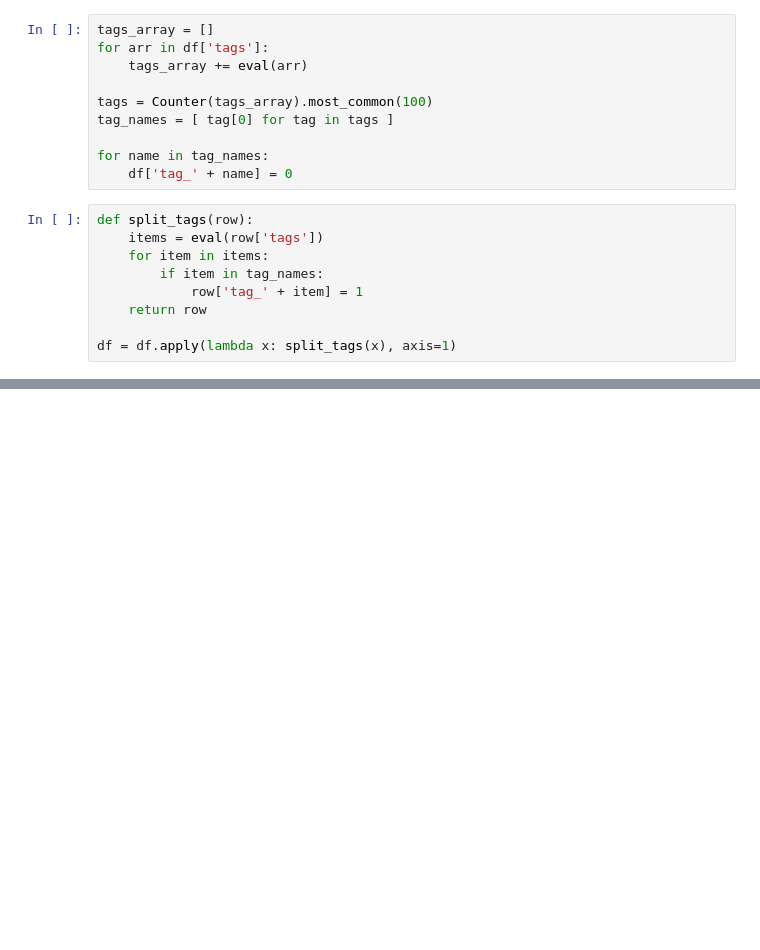
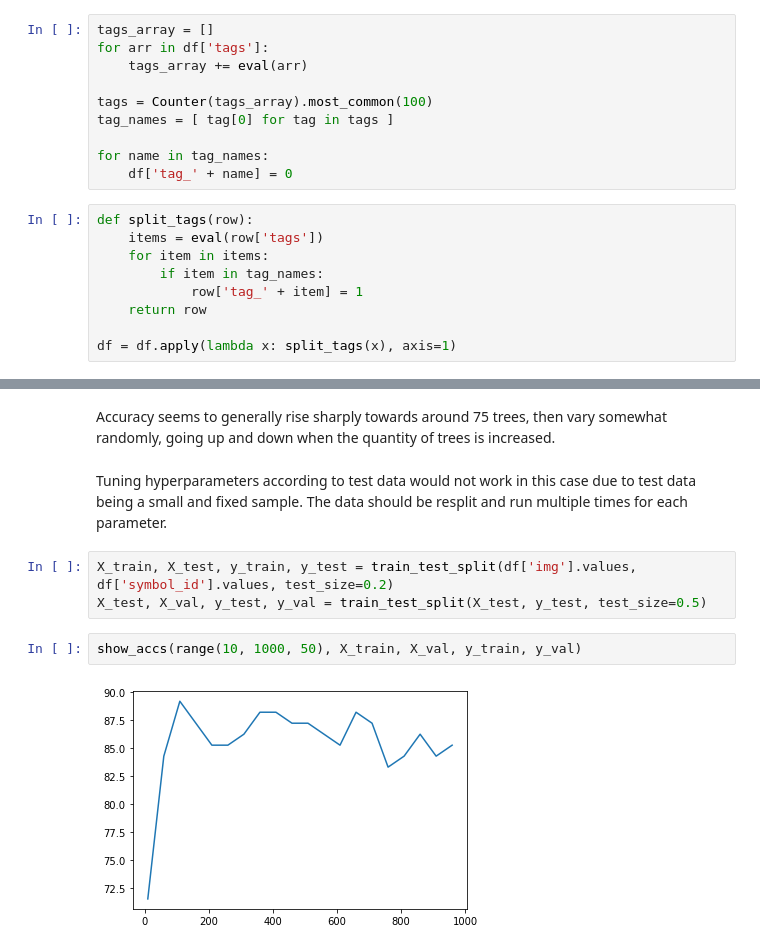
Before and after one commit to xbexbex/idas, a Jupyter notebook: week4/exercises.ipynb, the cells around one changed output, grey strips where cells are left out. Cells and saved outputs as stored; diff of their text form; blank space fills up the shorter version.

```diff
--- a/week4/exercises.ipynb
+++ b/week4/exercises.ipynb
@@ -86,0 +247,11 @@ coeffs
+# %% [markdown]
+Accuracy seems to generally rise sharply towards around 75 trees, then vary somewhat randomly, going up and down when the quantity of trees is increased.
+# %% [markdown]
+Tuning hyperparameters according to test data would not work in this case due to test data being a small and fixed sample. The data should be resplit and run multiple times for each parameter.
+# %%
+X_train, X_test, y_train, y_test = train_test_split(df['img'].values, df['symbol_id'].values, test_size=0.2)
+X_test, X_val, y_test, y_val = train_test_split(X_test, y_test, test_size=0.5)
+# %%
+show_accs(range(10, 1000, 50), X_train, X_val, y_train, y_val)
+# %% [output]
+[figure, added]
```
Also changed, not shown: parts of 41 cells of this notebook, 3 other files.
